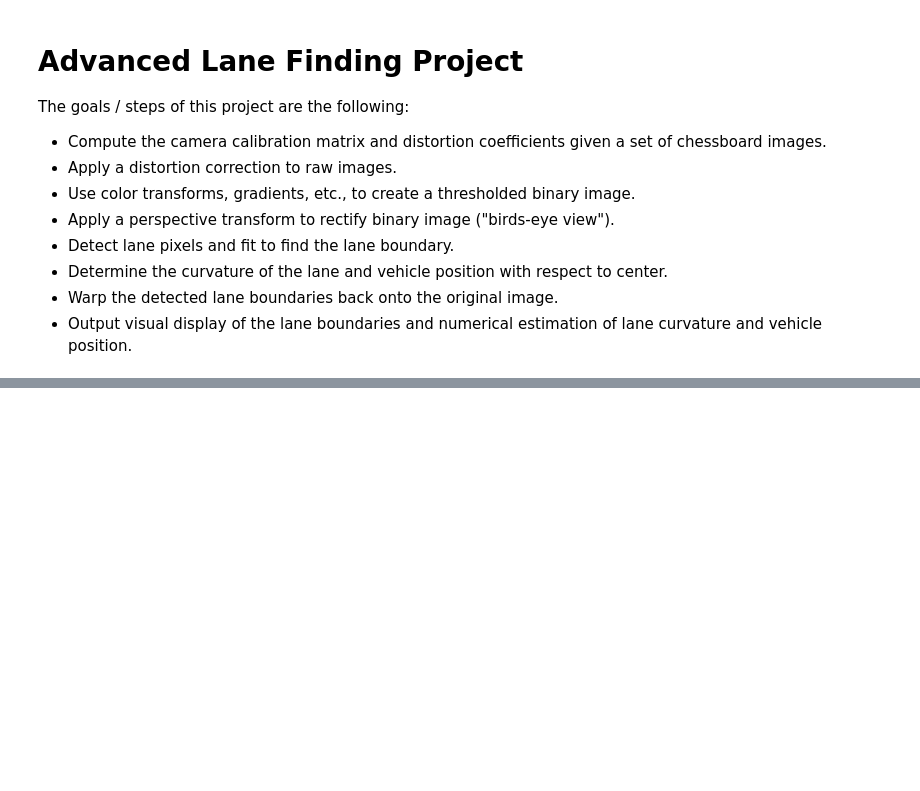
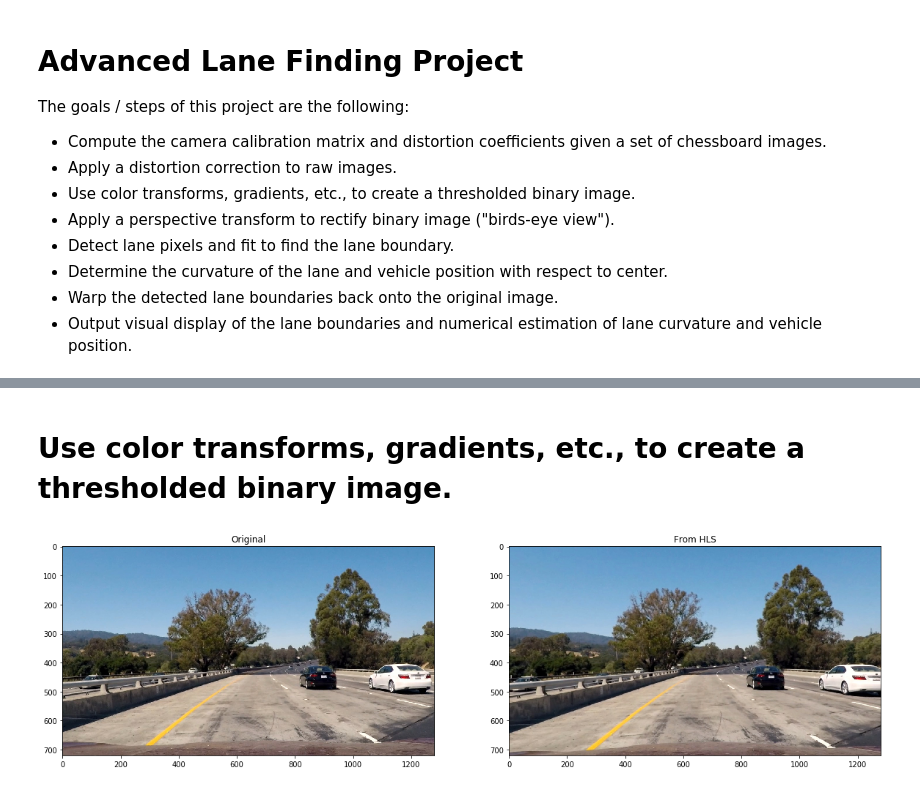
Before and after one commit to darienmt/CarND-Advanced-Lane-Lines-P4, a Jupyter notebook: Advance Lane Lines.ipynb, the cells around one changed output, grey strips where cells are left out. Saved outputs shown, nothing was run; the diff lists cells and outputs as text; code cells hidden in the pictures; blank space fills up the shorter version.

```diff
--- a/Advance Lane Lines.ipynb
+++ b/Advance Lane Lines.ipynb
@@ -41,0 +70,17 @@ showImages(calibrationImages, 4, 5, (15, 13))
+# %% [markdown]
+# Use color transforms, gradients, etc., to create a thresholded binary image.
+# %%
+def undistortAndHLS(image, mtx=mtx, dist=dist):
+    """
+    Undistort the image with `mtx`, `dist` and convert it to HLS.
+    """
+    undist = cv2.undistort(image, mtx, dist, None, mtx)
+    return cv2.cvtColor(undist, cv2.COLOR_BGR2HLS)
+
+hlsOriginal = undistortAndHLS(original)
+imageSideBySide(
+    cv2.cvtColor(original, cv2.COLOR_BGR2RGB), 'Original',
+    cv2.cvtColor(hlsOriginal, cv2.COLOR_HLS2RGB), 'From HLS'
+)
+# %% [output]
+[figure, added]
```
Also changed, not shown: parts of 10 cells of this notebook, 2 other files.
